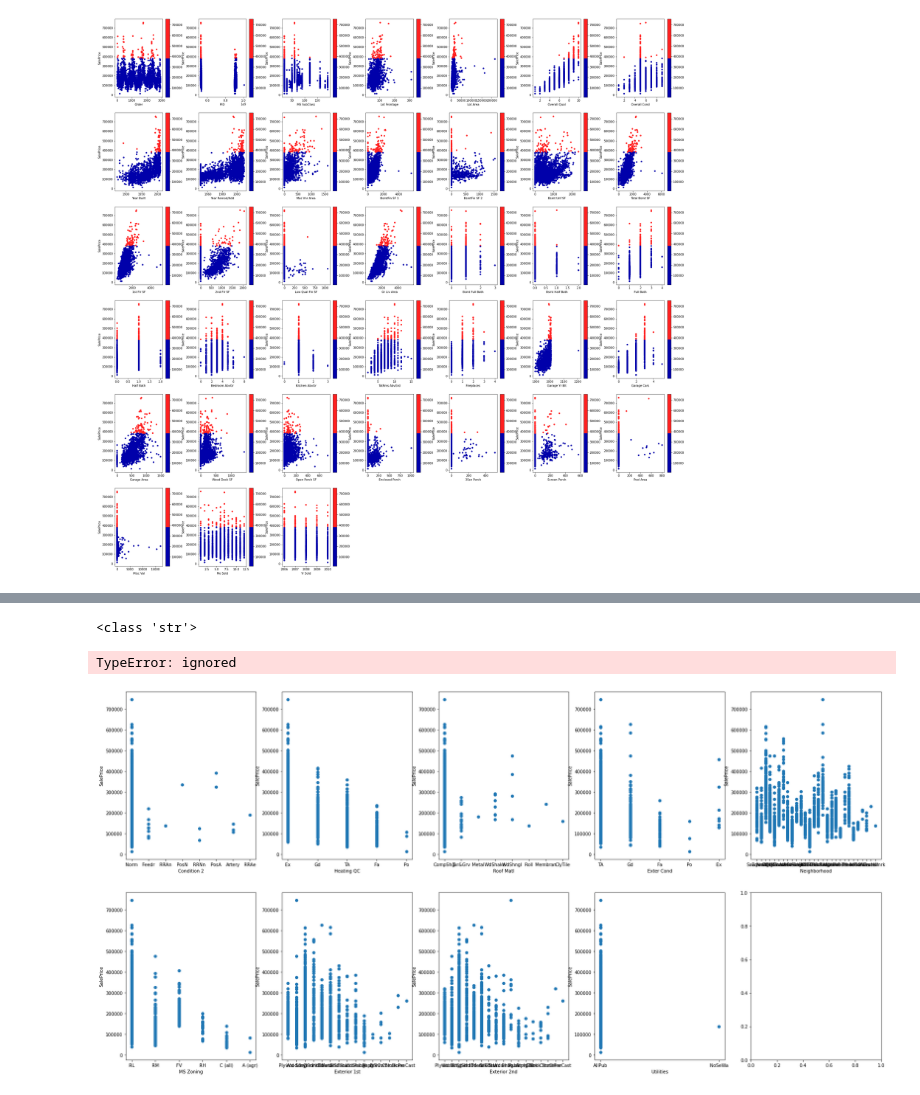
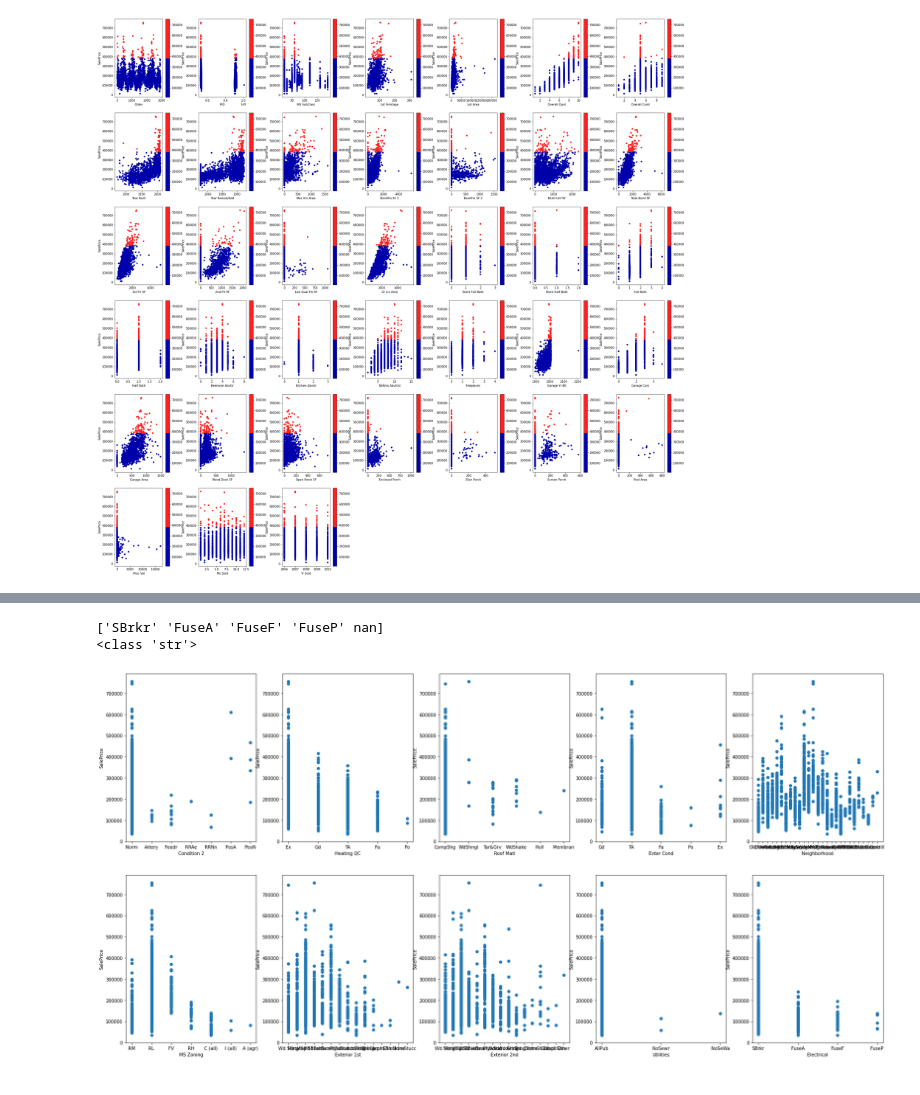
Before and after one commit to TawadrosGamal/Machine-learning-Implmentations, a Jupyter notebook: Regression_on_Ames_Housing_Dataset_.ipynb, the cells around one changed output, grey strips where cells are left out. Cells and saved outputs as stored; diff of their text form; code cells hidden in the pictures.

```diff
--- a/Regression_on_Ames_Housing_Dataset_.ipynb
+++ b/Regression_on_Ames_Housing_Dataset_.ipynb
@@ -167,18 +167,18 @@ print(lin_results)
 # %%
 
 cat_visu=[['Condition 2','Heating QC','Roof Matl','Exter Cond','Neighborhood'],['MS Zoning','Exterior 1st','Exterior 2nd','Utilities','Electrical']]
-
+print( Xtrain.Electrical.unique())
 fig,axs=plt.subplots(2,5,figsize=(30,15))
 print(type(cat_visu[1][4]))
 for row in range(2):
   for column in range(5):
-    axs[row,column].scatter(x=Xtrain[cat_visu[int(row)][int(column)]],y=ytrain,marker='o')
+    axs[row,column].scatter(x=Xtrain[cat_visu[int(row)][int(column)]].fillna(method='backfill'),y=ytrain,marker='o')
     axs[row,column].set_xlabel(str(cat_visu[row][column]))
     axs[row,column].set_ylabel('SalePrice')
 # %% [output]
+['SBrkr' 'FuseA' 'FuseF' 'FuseP' nan]
 <class 'str'>
-TypeError: ignored
-[figure, old version]
+[figure, new version]
 # %%
 
 nan_columns = np.any(np.isnan(data_numer),axis=0)
```
Also changed, not shown: parts of 10 cells of this notebook.
